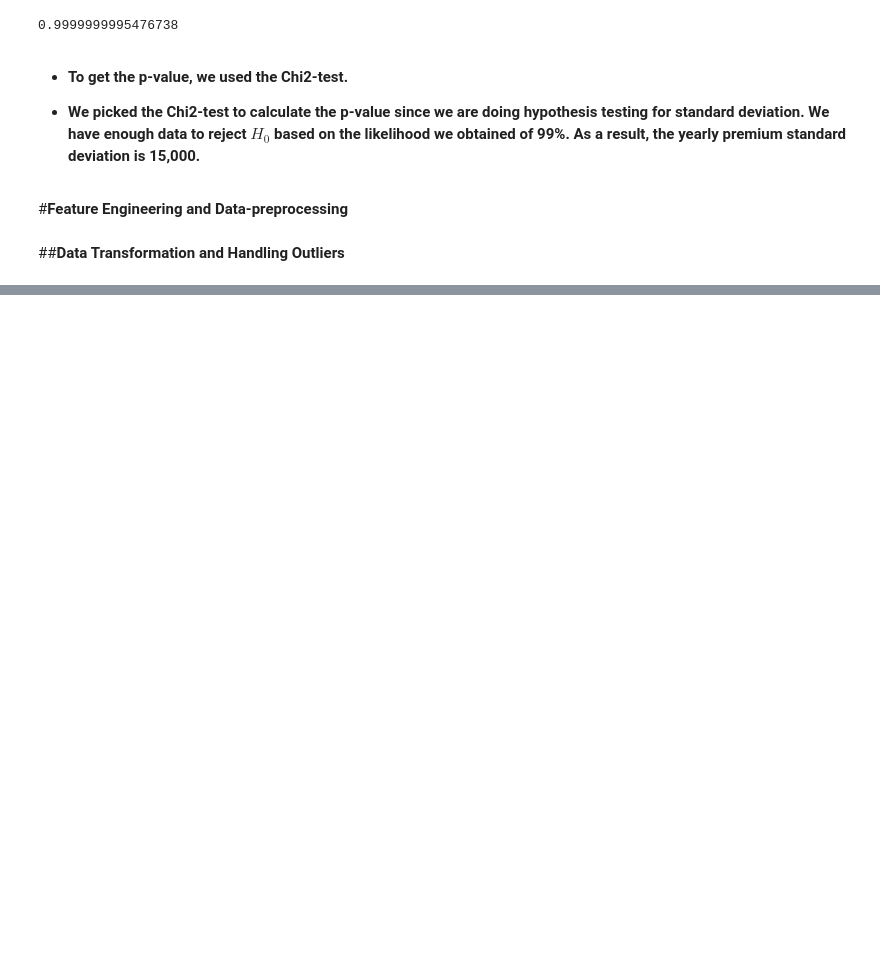
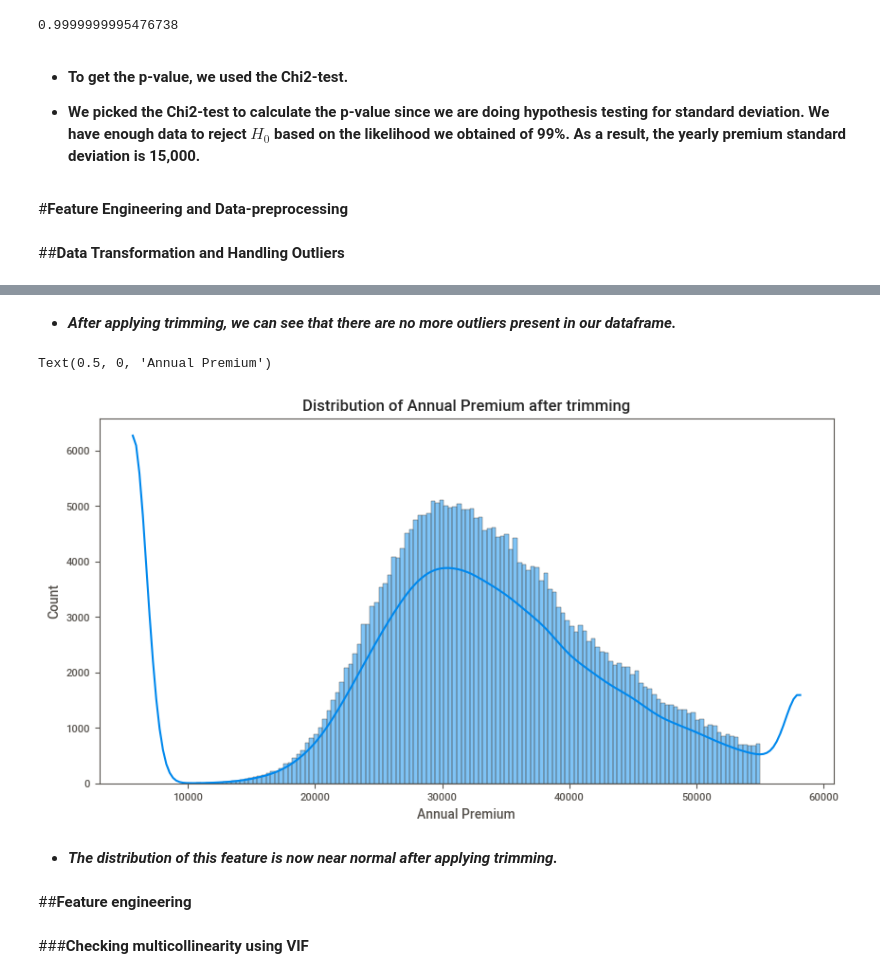
Before and after one commit to Sid-9823/Health-Insurance-Cross-Sell-Prediction, a Jupyter notebook: Health_Insurance_Cross_Sell_Prediction.ipynb, the cells around one changed output, grey strips where cells are left out. Drawn from its saved outputs; the diff is of its cells as text; code cells hidden in the pictures; blank space fills up the shorter version.

```diff
--- a/Health_Insurance_Cross_Sell_Prediction.ipynb
+++ b/Health_Insurance_Cross_Sell_Prediction.ipynb
@@ -1215,0 +1238,18 @@ sns.boxplot(x=df['ap'])
+# %% [markdown]
+* ***After applying trimming, we can see that there are no more outliers present in our dataframe.***
+# %%
+# Plotting a histogram after trimming outliers.
+
+plt.figure(figsize=(10,5))
+sns.histplot(df['ap'],binrange=(10000, 55000),kde = True)
+plt.title('Distribution of Annual Premium after trimming')
+plt.xlabel('Annual Premium')
+# %% [output]
+Text(0.5, 0, 'Annual Premium')
+[figure, added]
+# %% [markdown]
+* ***The distribution of this feature is now near normal after applying trimming.***
+# %% [markdown]
+##**Feature engineering**
+# %% [markdown]
+###**Checking multicollinearity using VIF**
```
Also changed, not shown: parts of 40 cells of this notebook.
